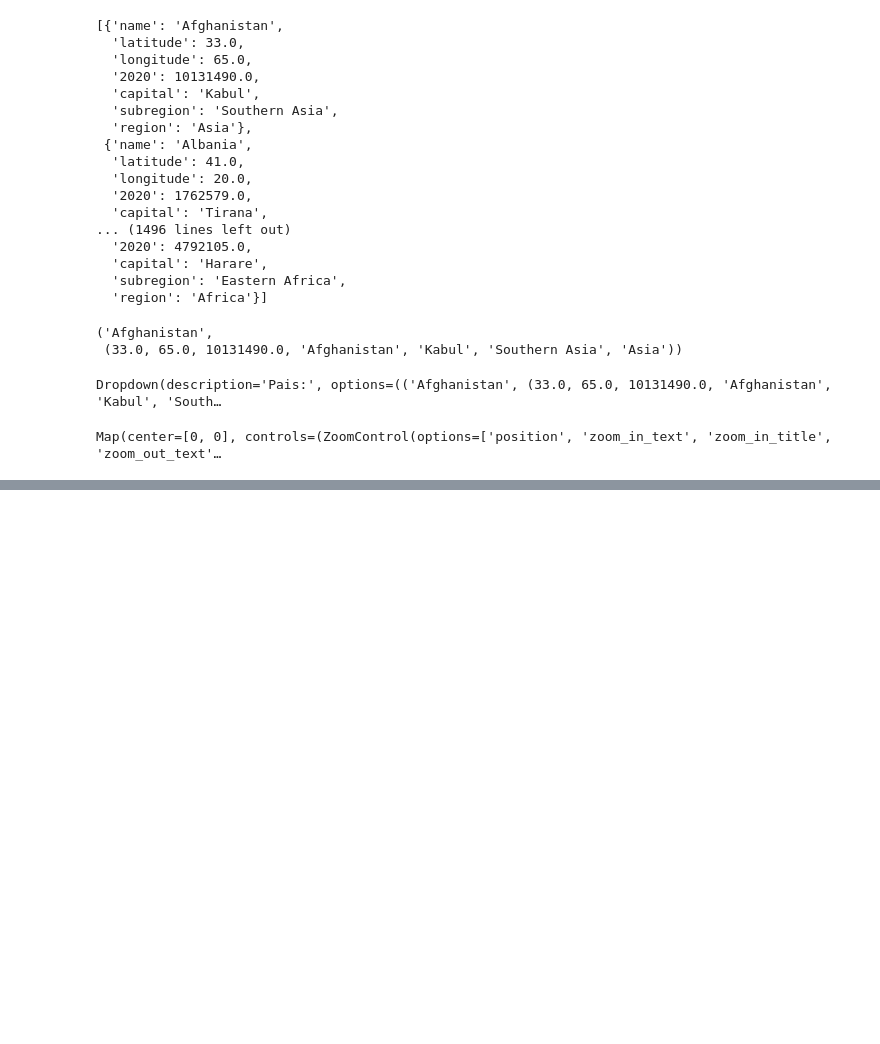
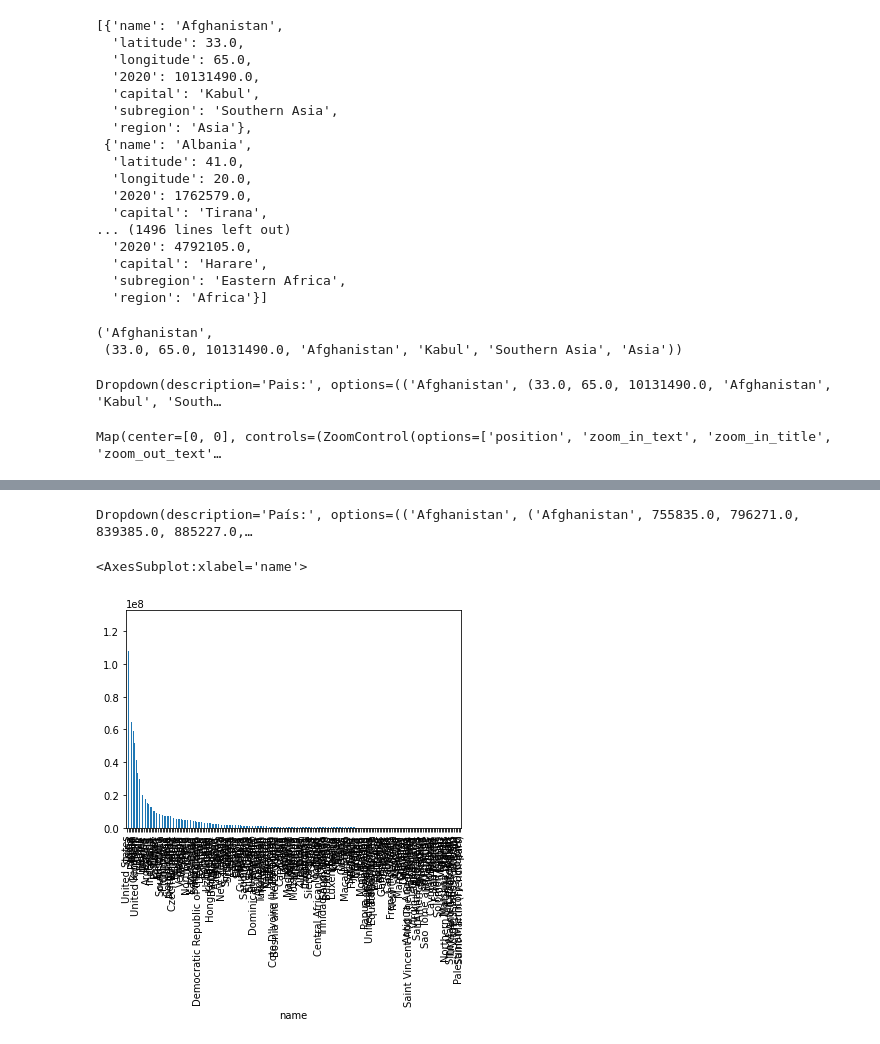
Before and after one commit to syluh/Population-, a Jupyter notebook: poblacion.ipynb, the cells around one changed output, grey strips where cells are left out. Saved outputs shown, nothing was run; the diff lists cells and outputs as text; code cells hidden in the pictures; blank space fills up the shorter version.

```diff
--- a/poblacion.ipynb
+++ b/poblacion.ipynb
@@ -132,0 +211,20 @@ Map(center=[0, 0], controls=(ZoomControl(options=['position', 'zoom_in_text', 'z
+# %%
+# Widgets que permite elegir por país la población por fecha
+fecha = widgets.Dropdown(
+    options = lista_tuplas1,
+    value=('Afghanistan',755835.0,796271.0,839385.0,885227.0,934134.0,986074.0,986074.0,1041191.0,1099273.0,1161355.0,
+           1228273.0,1300949.0,1379464.0,1463291.0,1551037.0,1640869.0,1730929.0,1821611.0,1912077.0,1997578.0,2070936.0,
+           2136372.0,2181493.0,2208965.0,2225071.0,2241321.0,2267901.0,2305807.0,2357346.0,2439549.0,2502908.0,2628555.0,
+           2828169.0,3093388.0,3391712.0,3677087.0,3916250.0,4093837.0,4220821.0,4321585.0,4434762.0,4587799.0,4790054.0,
+           5031158.0,5293385.0,5563505.0,5824290.0,6055021.0,6263748.0,6464836.0,6680730.0,6927765.0,7212518.0,7528589.0,
+           7865068.0,8204880.0,8535606.0,8852834.0,9164768.0,9476982.0,9797274.0,10131490.0),
+    description= 'País:',
+)
+fecha
+# %% [output]
+Dropdown(description='País:', options=(('Afghanistan', ('Afghanistan', 755835.0, 796271.0, 839385.0, 885227.0,…
+# %%
+result.groupby("name")['1960'].sum().sort_values(ascending=False).plot(kind="bar")
+# %% [output]
+<AxesSubplot:xlabel='name'>
+[figure, added]
```
Also changed, not shown: parts of 6 cells of this notebook.
